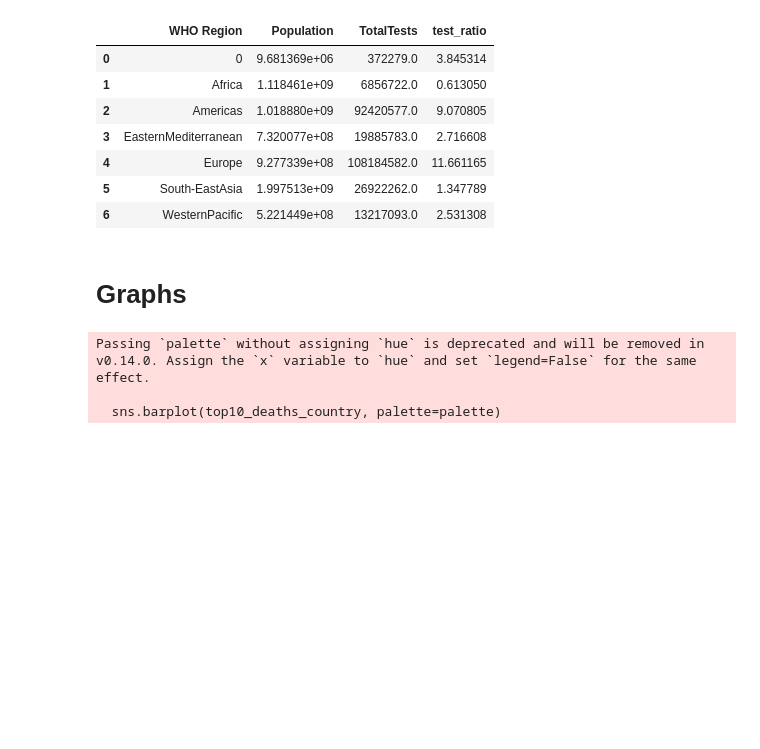
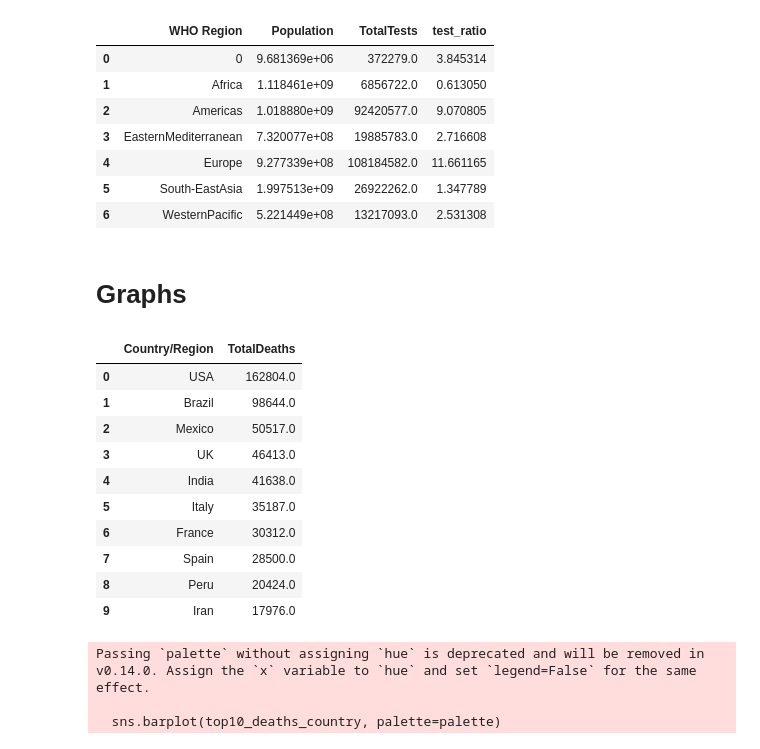
Before and after one commit to Himmu5/data-analysis, a Jupyter notebook: notebooks/covid_analysis.ipynb, the cells around one changed output. Drawn from its saved outputs; the diff is of its cells as text; code cells hidden in the pictures; blank space fills up the shorter version.

```diff
--- a/notebooks/covid_analysis.ipynb
+++ b/notebooks/covid_analysis.ipynb
@@ -274,6 +274,19 @@ region_data
 # Graphs
 # %%
 top10_deaths_country = covid_data.groupby("Country/Region").aggregate("TotalDeaths").sum().sort_values(ascending=False).head(10)
+top10_deaths_country.reset_index()
+# %% [output]
+|  | Country/Region | TotalDeaths |
+| 0 | USA | 162804.0 |
+| 1 | Brazil | 98644.0 |
+| 2 | Mexico | 50517.0 |
+| 3 | UK | 46413.0 |
+| 4 | India | 41638.0 |
+| 5 | Italy | 35187.0 |
+| 6 | France | 30312.0 |
+| 7 | Spain | 28500.0 |
+| 8 | Peru | 20424.0 |
+| 9 | Iran | 17976.0 |
 # %%
 sns.barplot(top10_deaths_country, palette=palette)
 # %% [output]
```
Also changed, not shown: 1 other file.
